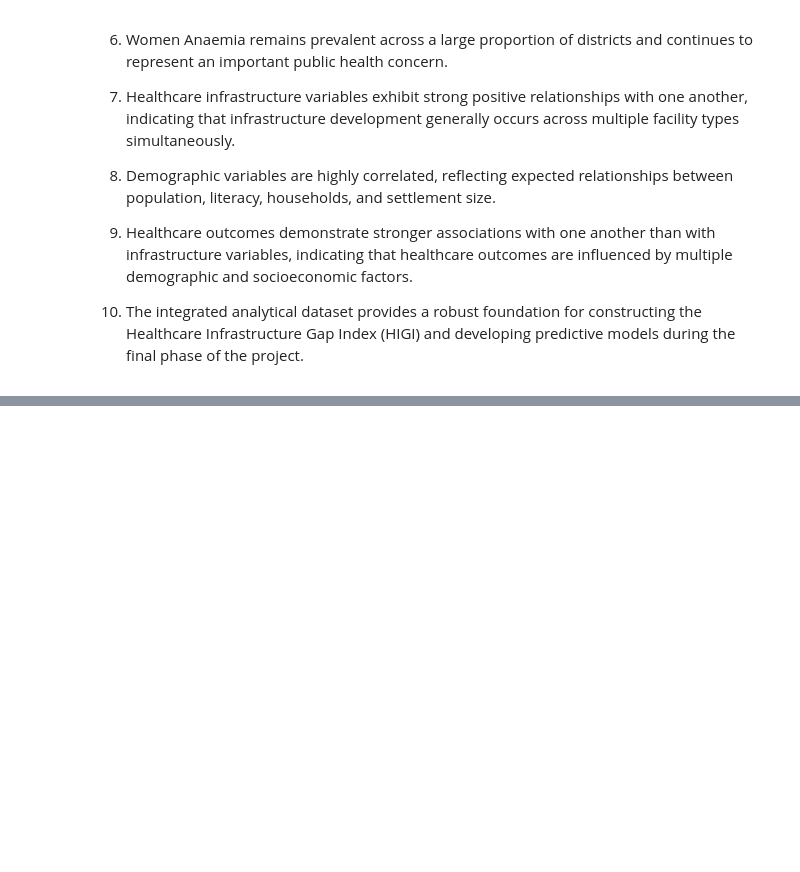
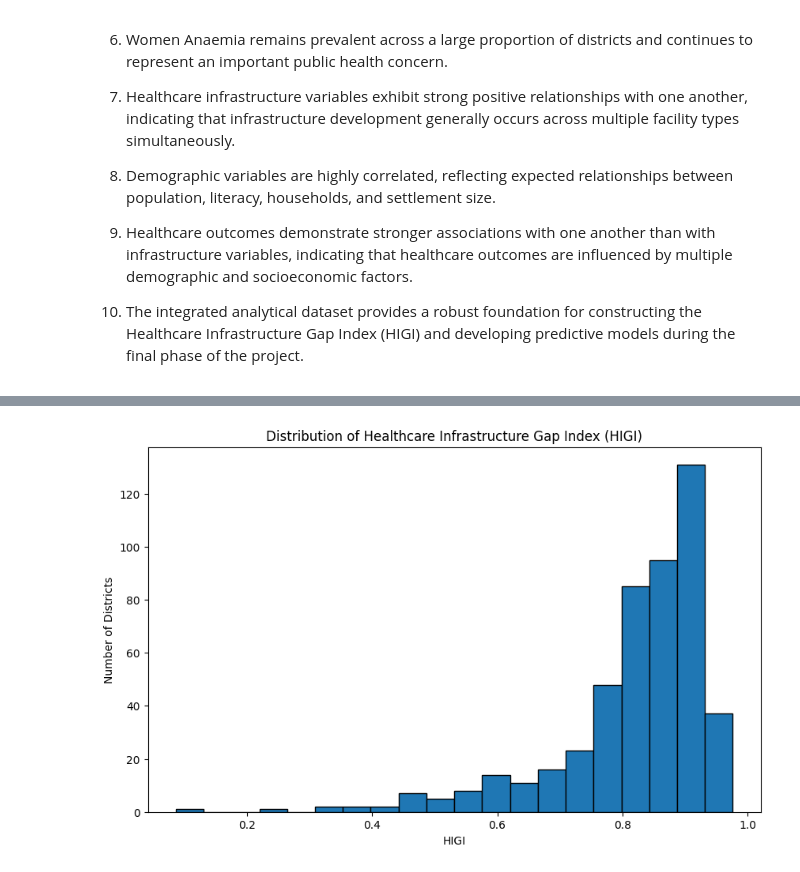
Before and after one commit to Haraani/Healthcare-Infrastructure-Gap-Index, a Jupyter notebook: analytics/notebooks/Healthcare.ipynb, the cells around one changed output, grey strips where cells are left out. Saved outputs shown, nothing was run; the diff lists cells and outputs as text; code cells hidden in the pictures; blank space fills up the shorter version.

```diff
--- a/analytics/notebooks/Healthcare.ipynb
+++ b/analytics/notebooks/Healthcare.ipynb
@@ -1368,0 +1518,17 @@ The integrated dataset developed in this notebook will be used directly in the m
+# %%
+# Selected infrastructure indicators for HIGI
+higi_indicators = [
+    "Sub_Centres_per_100k",
+    "PHCs_per_100k",
+    "CHCs_per_100k",
+    "Sub_Divisional_Hospital_per_100k",
+    "District_Hospital_per_100k"
+]
+
+# Equal weights
+higi_weights = {
+    indicator: 1 / len(higi_indicators)
+    for indicator in higi_indicators
+}
+
+higi_weights
@@ -1368,0 +1585,17 @@ The integrated dataset developed in this notebook will be used directly in the m
+# %%
+# Construct HIGI using equal weights
+higi_gap["HIGI"] = sum(
+    higi_gap[col] * higi_weights[indicator]
+    for indicator, col in zip(higi_indicators, higi_gap_cols)
+)
+
+# Attach HIGI to the main dataset
+merged_df["HIGI"] = higi_gap["HIGI"]
+
+print("HIGI range:", merged_df["HIGI"].min(), "to", merged_df["HIGI"].max())
+
+display(
+    merged_df[
+        ["State", "District", "HIGI"]
+    ].sort_values("HIGI", ascending=False).head(10)
+)
@@ -1368,0 +1621,12 @@ The integrated dataset developed in this notebook will be used directly in the m
+# %%
+# HIGI distribution
+import matplotlib.pyplot as plt
+
+plt.figure(figsize=(10, 6))
+plt.hist(merged_df["HIGI"], bins=20, edgecolor="black")
+plt.xlabel("HIGI")
+plt.ylabel("Number of Districts")
+plt.title("Distribution of Healthcare Infrastructure Gap Index (HIGI)")
+plt.show()
+# %% [output]
+[figure, added]
```
Also changed, not shown: parts of 82 cells of this notebook, 6 other files.
